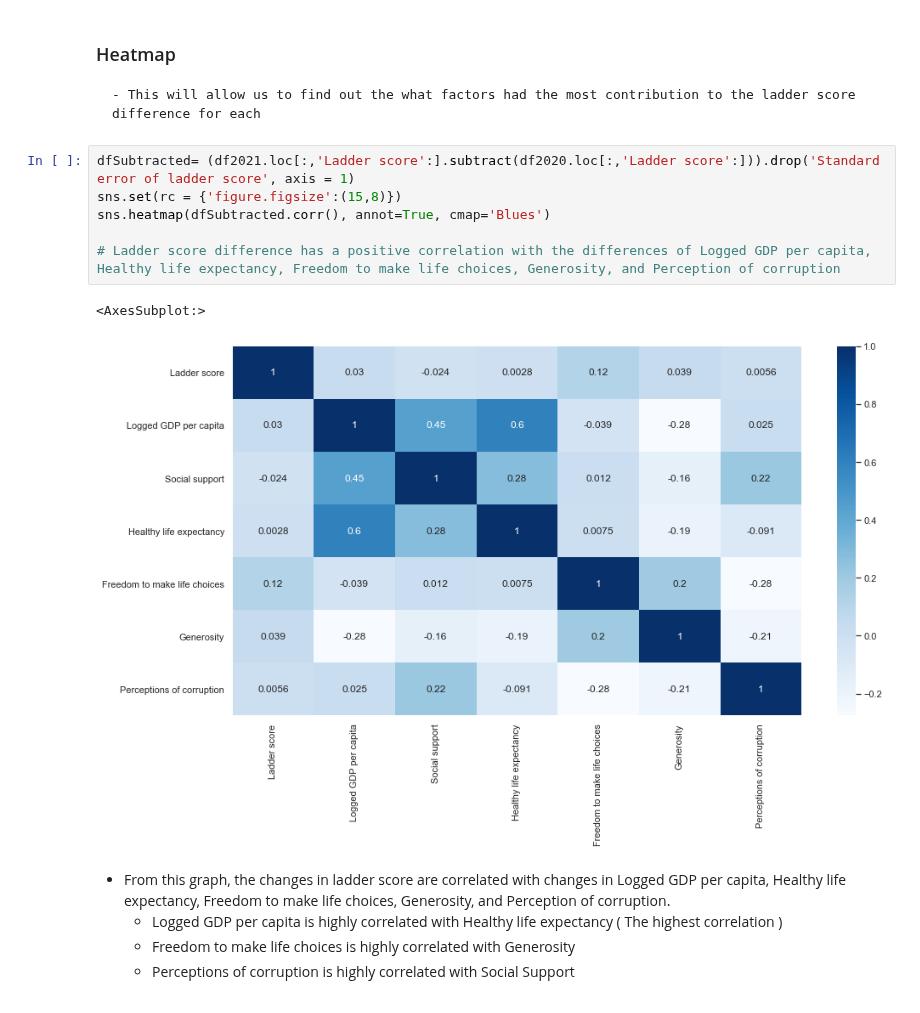
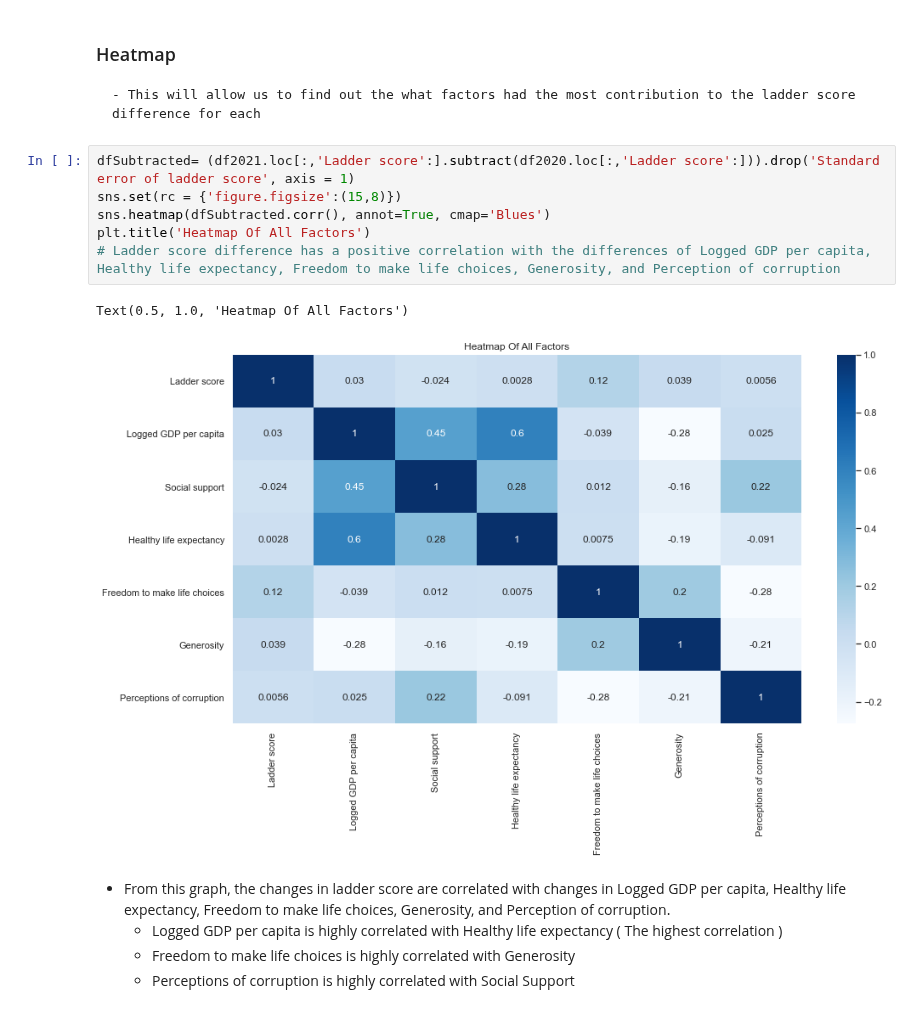
Before and after one commit to Shaheer02/World-Happiness-Report-2021-Analysis, a Jupyter notebook: analysis/submitted/milestone3.ipynb, the cells around one changed output. Drawn from its saved outputs; the diff is of its cells as text.

```diff
--- a/analysis/submitted/milestone3.ipynb
+++ b/analysis/submitted/milestone3.ipynb
@@ -970,12 +968,12 @@ def plotByDf(df1, df2, column, lst):
 # %%
 dfSubtracted= (df2021.loc[:,'Ladder score':].subtract(df2020.loc[:,'Ladder score':])).drop('Standard error of ladder score', axis = 1)
 sns.set(rc = {'figure.figsize':(15,8)})
 sns.heatmap(dfSubtracted.corr(), annot=True, cmap='Blues')
-
+plt.title('Heatmap Of All Factors')
 # Ladder score difference has a positive correlation with the differences of Logged GDP per capita, Healthy life expectancy, Freedom to make life choices, Generosity, and Perception of corruption
 # %% [output]
-<AxesSubplot:>
+Text(0.5, 1.0, 'Heatmap Of All Factors')
-[figure, old version]
+[figure, new version]
 # %% [markdown]
 - From this graph, the changes in ladder score are correlated with changes in Logged GDP per capita, Healthy life expectancy, Freedom to make life choices, Generosity, and Perception of corruption.
     - Logged GDP per capita is highly correlated with Healthy life expectancy ( The highest correlation )
```
Also changed, not shown: parts of 11 cells of this notebook, 3 other files.
